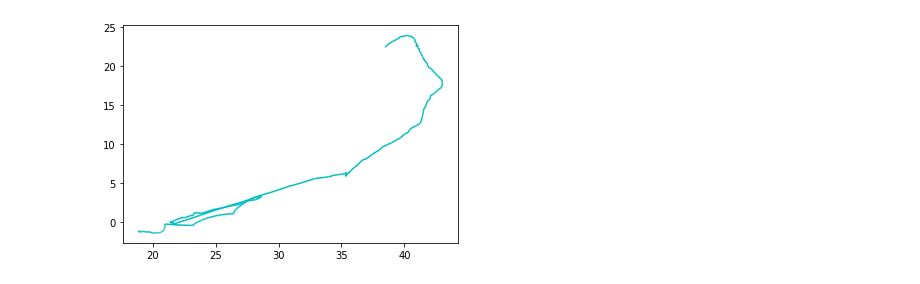
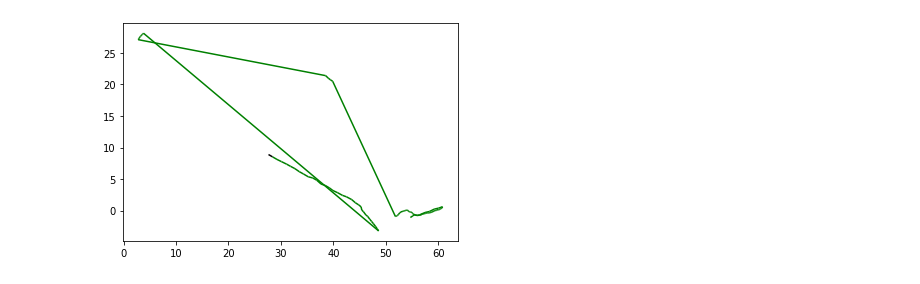
Before and after one commit to 6859-sp21/a4-bball-passing-chart, a Jupyter notebook: CreatePassingData.ipynb, the cells around one changed output. Drawn from its saved outputs; the diff is of its cells as text; code cells hidden in the pictures.

```diff
--- a/CreatePassingData.ipynb
+++ b/CreatePassingData.ipynb
@@ -35,3 +37,7 @@ for filename in os.listdir("data"):
+# %%
+plotTraj(trajectories, k=100)
+# %% [output]
+[figure, added]
 # %%
 def getTrajectories(events):
     # Clean the data -- some events are duplicates but have differing lengths; keep the longer event
@@ -71,26 +90,29 @@ def getTrajectories(events):
 
     return game_locs
 # %%
-# import matplotlib.pyplot as plt
-# from matplotlib import collections
-# import random
+def plotTraj(game_locs, k=3):
 
-# line_set = []
-# color_set = []
-# for event_locs in game_locs[3:4]:
-#     event_color = random.choice(['b', 'g', 'r', 'c', 'm', 'y', 'k'])
-#     for i in range(len(event_locs)-1):
-#         segment = [event_locs[i], event_locs[i+1]]
-#         line_set.append(segment)
-#         color_set.append(event_color)
+    import matplotlib.pyplot as plt
+    from matplotlib import collections
+    import random
 
-# collection = collections.LineCollection(line_set, color=color_set)
-# fig,axes=plt.subplots(1,1)
-# axes.add_collection(collection)
-# axes.autoscale()
-# plt.show()
+    line_set = []
+    color_set = []
+    for event_locs in game_locs[k:k+1]:
+        event_color = random.choice(['b', 'g', 'r', 'c', 'm', 'y', 'k'])
+        for i in range(len(event_locs)-1):
+            segment = [event_locs[i], event_locs[i+1]]
+            line_set.append(segment)
+            if i==0:
+                color_set.append('black')
+            else:
+                color_set.append(event_color)
+
+    collection = collections.LineCollection(line_set, color=color_set)
+    fig,axes=plt.subplots(1,1)
+    axes.add_collection(collection)
+    axes.autoscale()
+    plt.show()
-# %% [output]
-[figure, removed]
 # %%
 def getPasses(game_locs, overall_angle_threshold=0.05, ind_angle_threshold = 0.25, min_dist = 7.0):
     # Filter out straight passes
```
Also changed, not shown: parts of 3 cells of this notebook, 5 other files.
